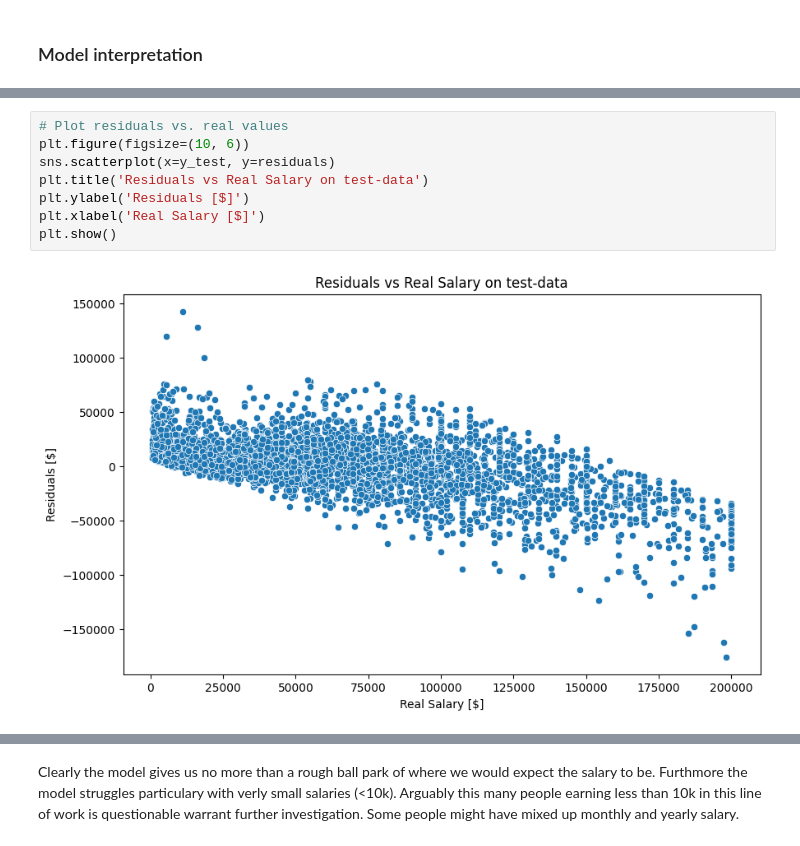
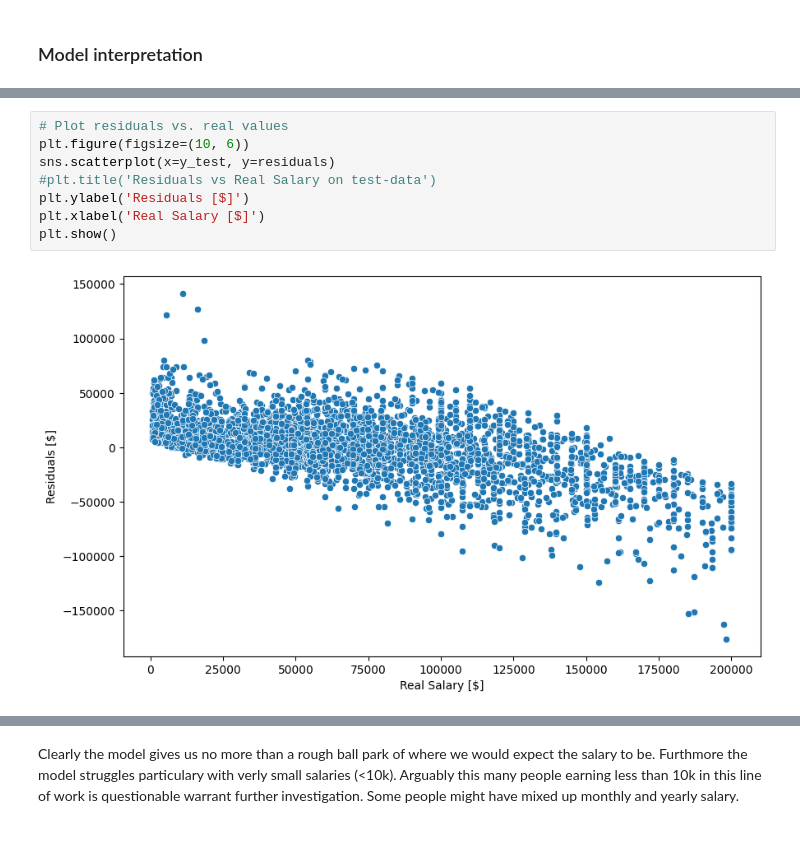
Before and after one commit to DavidB1999/Udacity-Project---Stack-Overflow-Annual-Developer-Survey, a Jupyter notebook: Analysis.ipynb, the cells around one changed output, grey strips where cells are left out. Saved outputs shown, nothing was run; the diff lists cells and outputs as text.

```diff
--- a/Analysis.ipynb
+++ b/Analysis.ipynb
@@ -755,13 +755,13 @@ plt.show()
 # %%
 # Plot residuals vs. real values
 plt.figure(figsize=(10, 6))
 sns.scatterplot(x=y_test, y=residuals)
-plt.title('Residuals vs Real Salary on test-data')
+#plt.title('Residuals vs Real Salary on test-data')
 plt.ylabel('Residuals [$]')
 plt.xlabel('Real Salary [$]')
 plt.show()
 # %% [output]
-[figure, old version]
+[figure, new version]
 # %%
 # Plot residuals vs. fitted values
 plt.figure(figsize=(10, 6))
```
Also changed, not shown: parts of 20 cells of this notebook.
